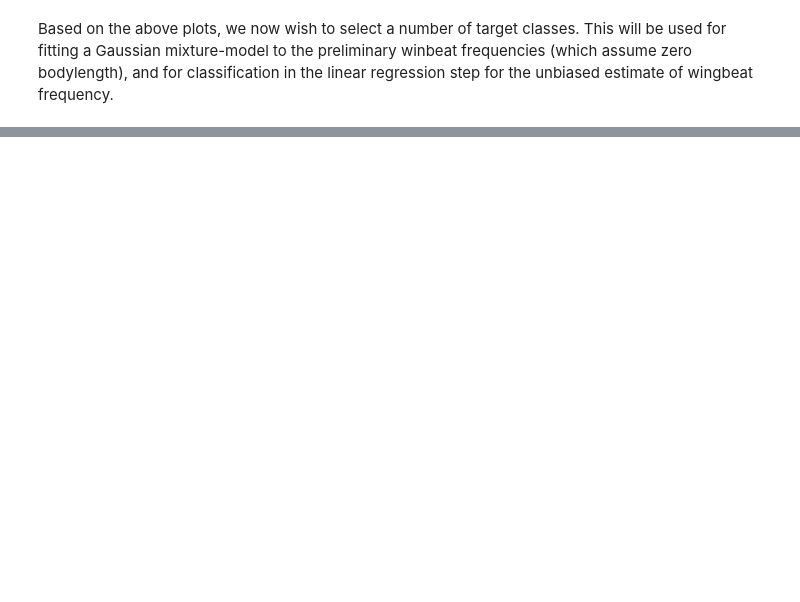
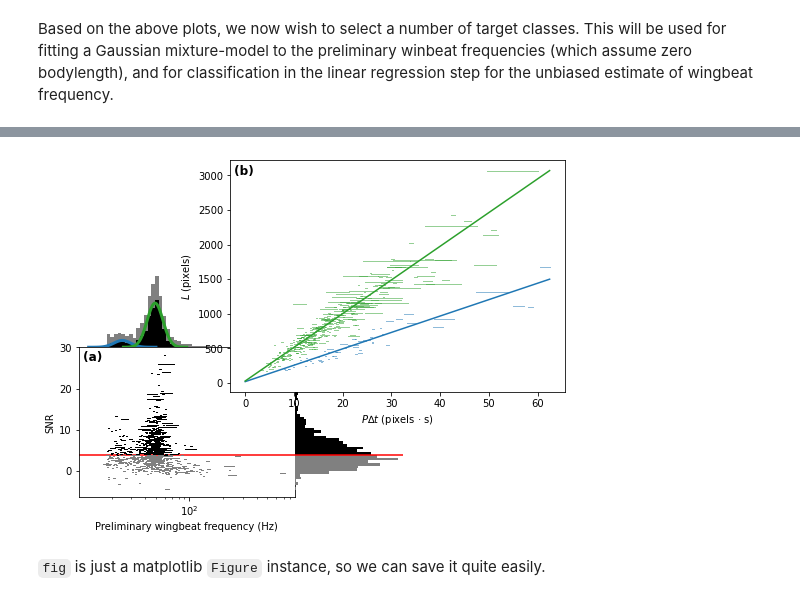
Before and after one commit to J-Wall/camfi, a Jupyter notebook: examples/wingbeat_analysis.ipynb, the cells around one changed output, grey strips where cells are left out. Drawn from its saved outputs; the diff is of its cells as text; code cells hidden in the pictures; blank space fills up the shorter version.

```diff
--- a/examples/wingbeat_analysis.ipynb
+++ b/examples/wingbeat_analysis.ipynb
@@ -334,0 +127,5 @@ Covariance: -21.960631386433548
+# %%
+bces_em = BcesEM.from_region_dataframe(
+    above_thresh, n_classes, seed=1234567890
+)
+bces_results = bces_em.fit()
@@ -335 +136,5 @@ Covariance: -21.960631386433548
+# %%
+inverse_index = np.argsort(np.argsort(bces_results))
+class_mask = inverse_index[bces_em.class_mask]
+bces_results = sorted(bces_results)
 # %% [markdown]
@@ -553,2 +142,16 @@ b_title = ax_regression.set_title(
+# %%
+plotter = MatplotlibWingbeatFrequencyPlotter(
+    polyline_regions=polyline_regions,
+    snr_thresh=snr_thresh,          # Must be the same threshold used to
+                                    # make the class_mask.
+    class_mask=class_mask,          # Adds colour to the measurements
+    gmm_results=gmm_results,        # Include the GMM plots
+    bces_results=bces_results,      # Include the BCES regression lines
+)
+fig = plotter.plot()
+# %% [output]
+[figure, added]
+# %% [markdown]
+`fig` is just a matplotlib `Figure` instance, so we can save it quite easily.
 # %%
 fig.savefig("wingbeat_frequency_figure.pdf", dpi=600.0, pad_inches=0.0)
```
Also changed, not shown: parts of 28 cells of this notebook, 12 other files.
